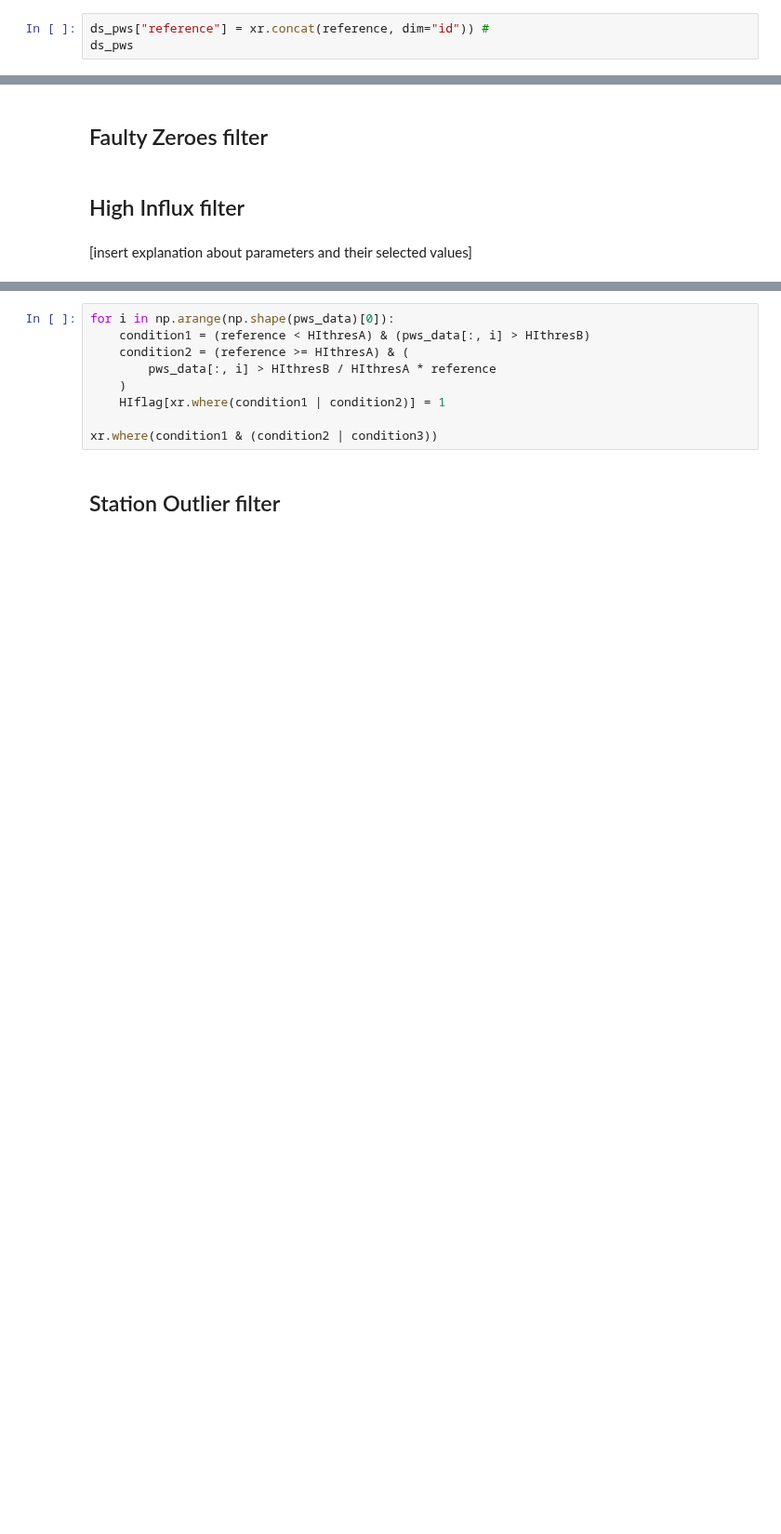
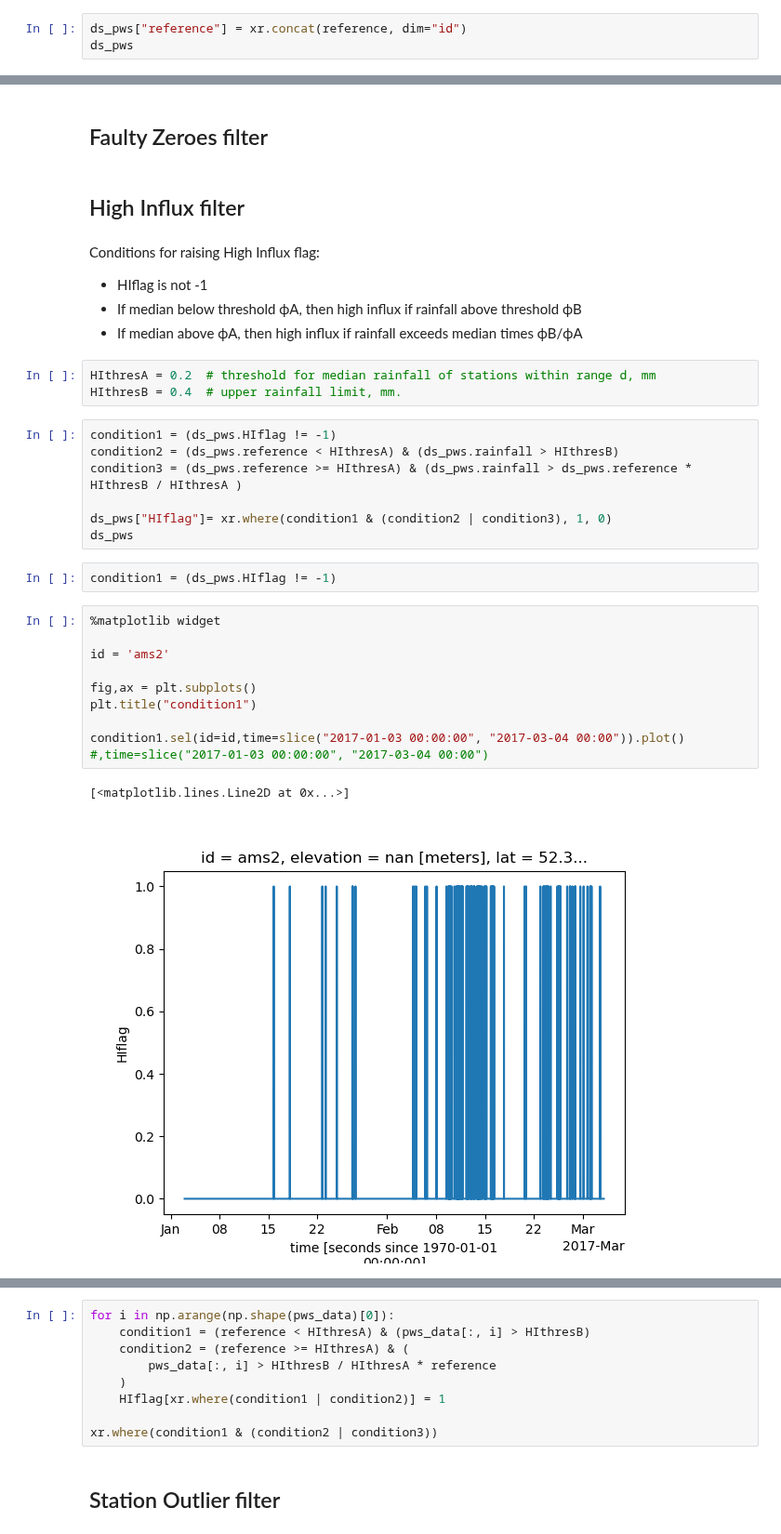
Before and after one commit to lepetersson/pypwsqc, a Jupyter notebook: docs/notebooks/HI_filter.ipynb, the cells around one changed output, grey strips where cells are left out. Shown at 93% size. Drawn from its saved outputs; the diff is of its cells as text; blank space fills up the shorter version.

```diff
--- a/docs/notebooks/HI_filter.ipynb
+++ b/docs/notebooks/HI_filter.ipynb
@@ -160,4 +127,4 @@ array(['ams1', 'ams2', 'ams3', 'ams4', 'ams5', 'ams6', 'ams7', 'ams8',
 # %%
-ds_pws["reference"] = xr.concat(reference, dim="id")) #
+ds_pws["reference"] = xr.concat(reference, dim="id")
 ds_pws
 # %% [output]
@@ -190,4 +150,31 @@ Data variables:
 # %% [markdown]
 ## High Influx filter
 # %% [markdown]
-[insert explanation about parameters and their selected values]
+Conditions for raising High Influx flag:
+* HIflag is not -1
+* If median below threshold ϕA, then high influx if rainfall above threshold ϕB
+* If median above ϕA, then high influx if rainfall exceeds median times ϕB/ϕA
+# %%
+HIthresA = 0.2  # threshold for median rainfall of stations within range d, mm
+HIthresB = 0.4  # upper rainfall limit, mm.
+# %%
+condition1 = (ds_pws.HIflag != -1)
+condition2 = (ds_pws.reference < HIthresA) & (ds_pws.rainfall > HIthresB)
+condition3 = (ds_pws.reference >= HIthresA) & (ds_pws.rainfall > ds_pws.reference * HIthresB / HIthresA )
+
+ds_pws["HIflag"]= xr.where(condition1 & (condition2 | condition3), 1, 0)
+ds_pws
+# %%
+condition1 = (ds_pws.HIflag != -1)
+# %%
+%matplotlib widget
+
+id = 'ams2'
+
+fig,ax = plt.subplots()
+plt.title("condition1")
+
+condition1.sel(id=id,time=slice("2017-01-03 00:00:00", "2017-03-04 00:00")).plot() #,time=slice("2017-01-03 00:00:00", "2017-03-04 00:00")
+# %% [output]
+[<matplotlib.lines.Line2D at 0x...>]
+[figure, added]
```
Also changed, not shown: parts of 35 cells of this notebook, 1 other file.
